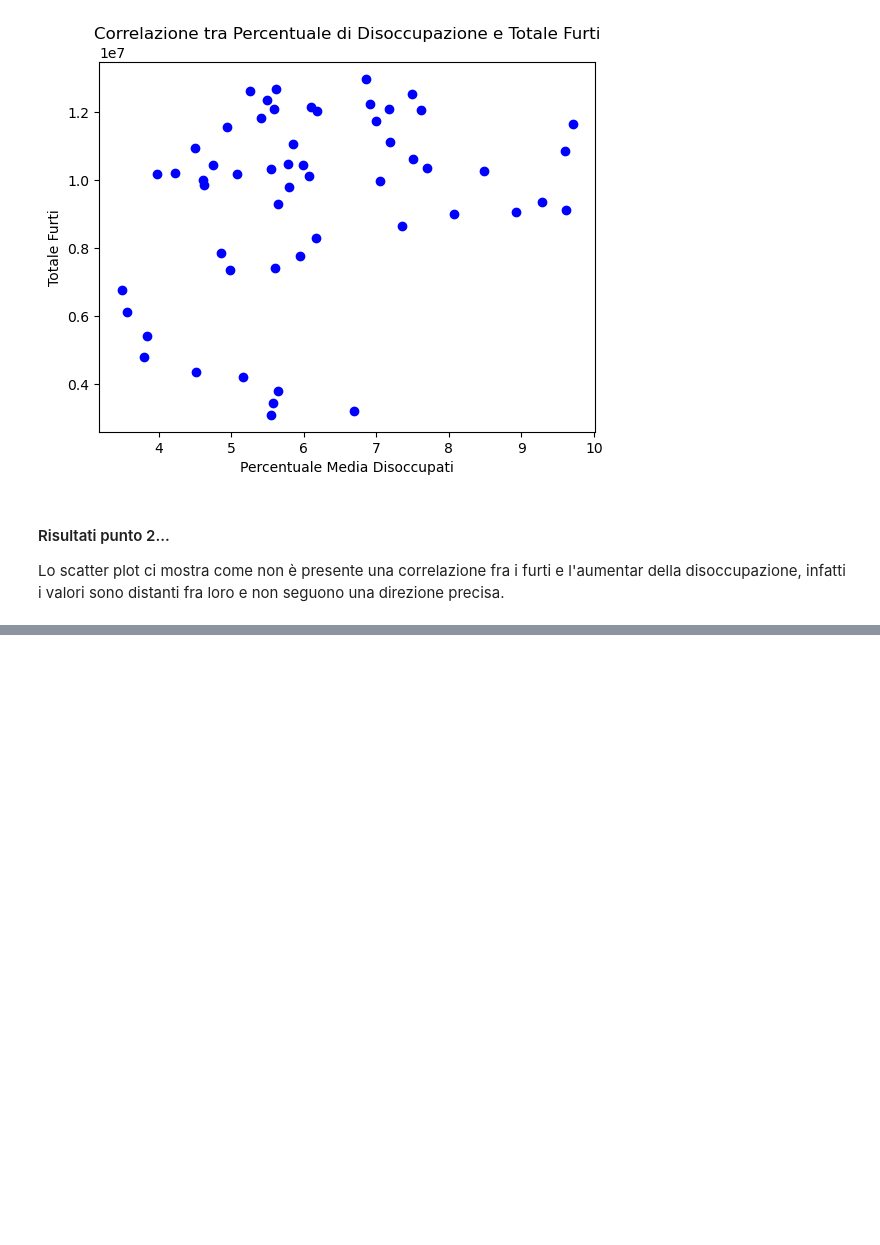
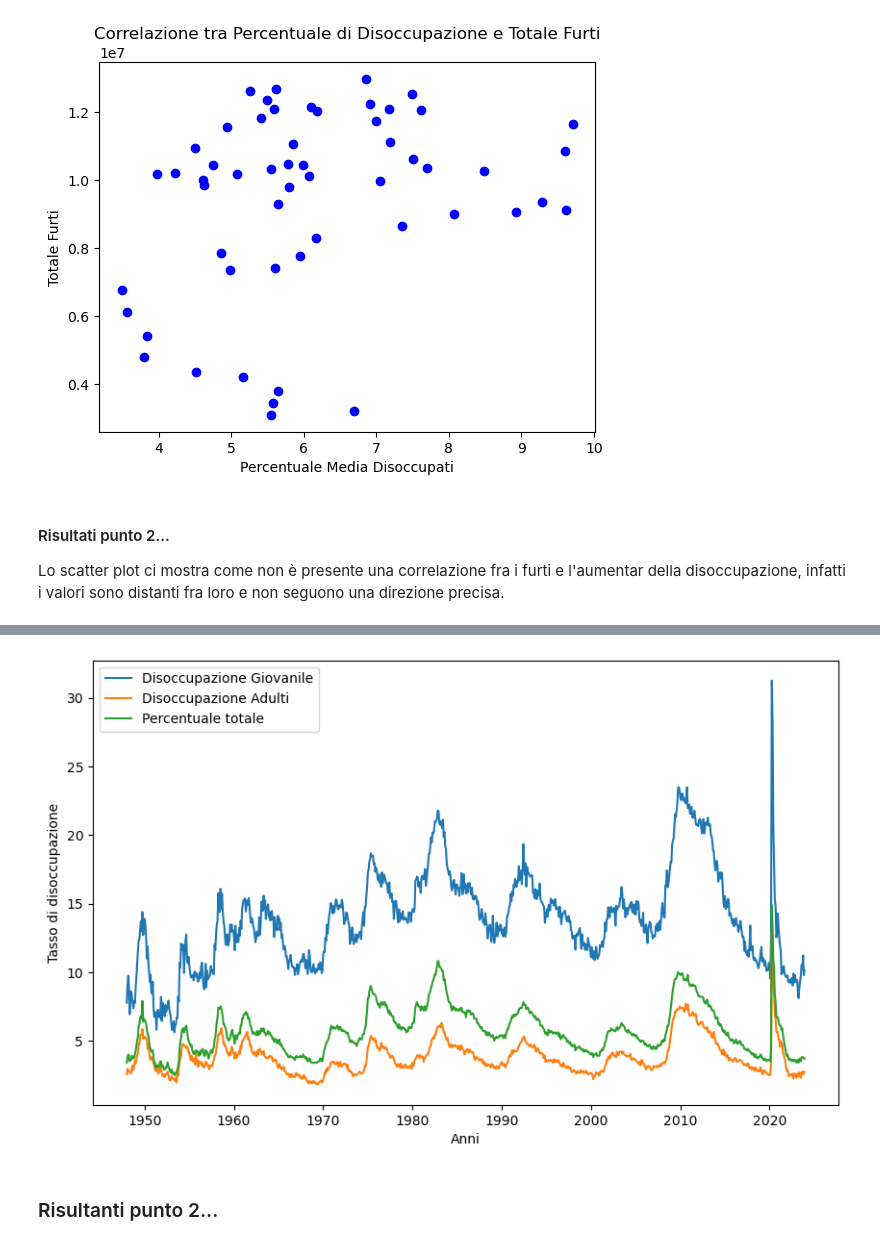
Before and after one commit to MatteoCalvanico/DataAnalytics-Project, a Jupyter notebook: Progetto.ipynb, the cells around one changed output, grey strips where cells are left out. Drawn from its saved outputs; the diff is of its cells as text; code cells hidden in the pictures; blank space fills up the shorter version.

```diff
--- a/Progetto.ipynb
+++ b/Progetto.ipynb
@@ -347,0 +360,13 @@ Risulta evidente che negli anni il trend di disocupazione giovanile sia maggiore
+# %%
+#Raggruppiamo le colonne in due principali:
+
+#Quella con le percentuali riferite hai giovani [16-24]
+df_employment['rate_giovanile'] = df_employment[['age_16_17_rate', 'age_16_19_rate', 'age_18_19_rate', 'age_16_24_rate', 'age_20_24_rate']].mean(axis=1) #Operiamo tramite colonne
+
+
+#Quella con le percentuali riferite hai senior [45-50+]
+df_employment['rate_senior'] = df_employment[['age_45_54_rate', 'age_55plus_rate']].mean(axis=1)
+
+
+#Mostriamo il risultato
+df_employment[['date', 'overall_rate', 'rate_giovanile', 'rate_senior']].head()
@@ -347,0 +380,15 @@ Risulta evidente che negli anni il trend di disocupazione giovanile sia maggiore
+# %%
+plt.figure(figsize=(10, 6))
+plt.plot(df_employment['date'], df_employment['rate_giovanile'], label='Disoccupazione Giovanile')
+plt.plot(df_employment['date'], df_employment['rate_senior'], label='Disoccupazione Adulti')
+plt.plot(df_employment['date'], df_employment['overall_rate'], label='Percentuale totale')
+
+
+plt.xlabel('Anni')
+plt.ylabel('Tasso di disoccupazione')
+plt.legend()
+plt.show()
+# %% [output]
+[figure, added]
+# %% [markdown]
+### Risultanti punto 2...
```
Also changed, not shown: parts of 39 cells of this notebook.
